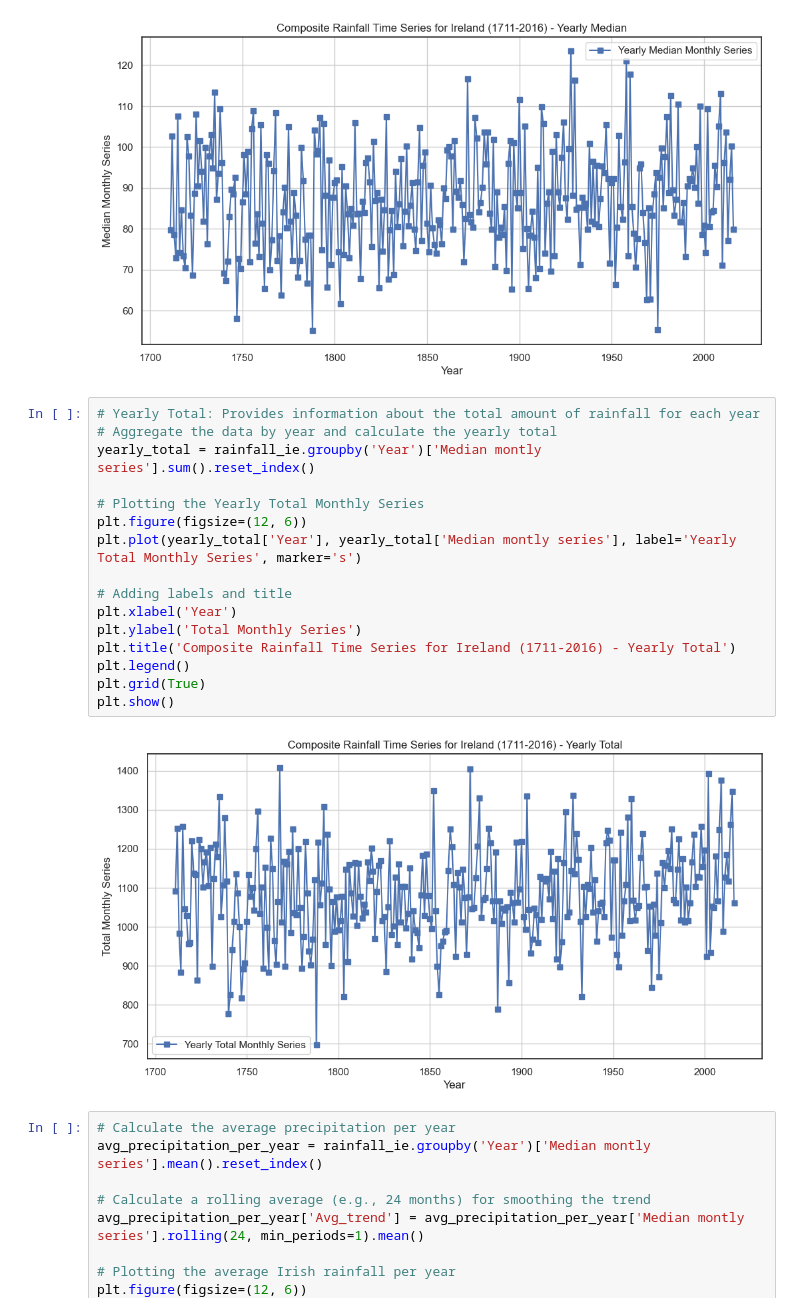
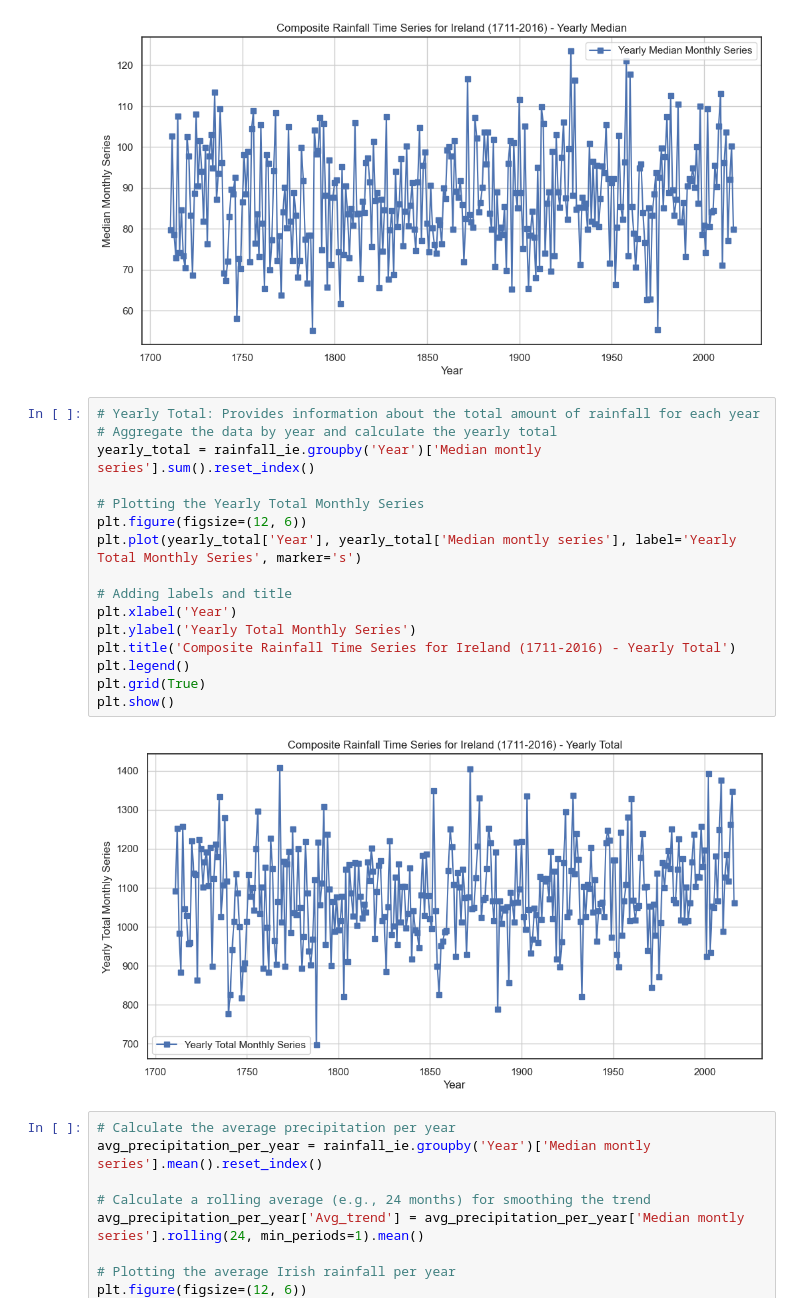
Before and after one commit to Sarahlouhast/Programming-for-Data-Analytics-Project-2, a Jupyter notebook: project.ipynb, the cells around one changed output. Cells and saved outputs as stored; diff of their text form.

```diff
--- a/project.ipynb
+++ b/project.ipynb
@@ -1062,21 +1062,21 @@ plt.show()
 # %%
 # Yearly Total: Provides information about the total amount of rainfall for each year
 # Aggregate the data by year and calculate the yearly total
 yearly_total = rainfall_ie.groupby('Year')['Median montly series'].sum().reset_index()
 
 # Plotting the Yearly Total Monthly Series
 plt.figure(figsize=(12, 6))
 plt.plot(yearly_total['Year'], yearly_total['Median montly series'], label='Yearly Total Monthly Series', marker='s')
 
 # Adding labels and title
 plt.xlabel('Year')
-plt.ylabel('Total Monthly Series')
+plt.ylabel('Yearly Total Monthly Series')
 plt.title('Composite Rainfall Time Series for Ireland (1711-2016) - Yearly Total')
 plt.legend()
 plt.grid(True)
 plt.show()
 # %% [output]
-[figure, old version]
+[figure, new version]
 # %%
 # Calculate the average precipitation per year
 avg_precipitation_per_year = rainfall_ie.groupby('Year')['Median montly series'].mean().reset_index()
```
Also changed, not shown: parts of 6 cells of this notebook.
